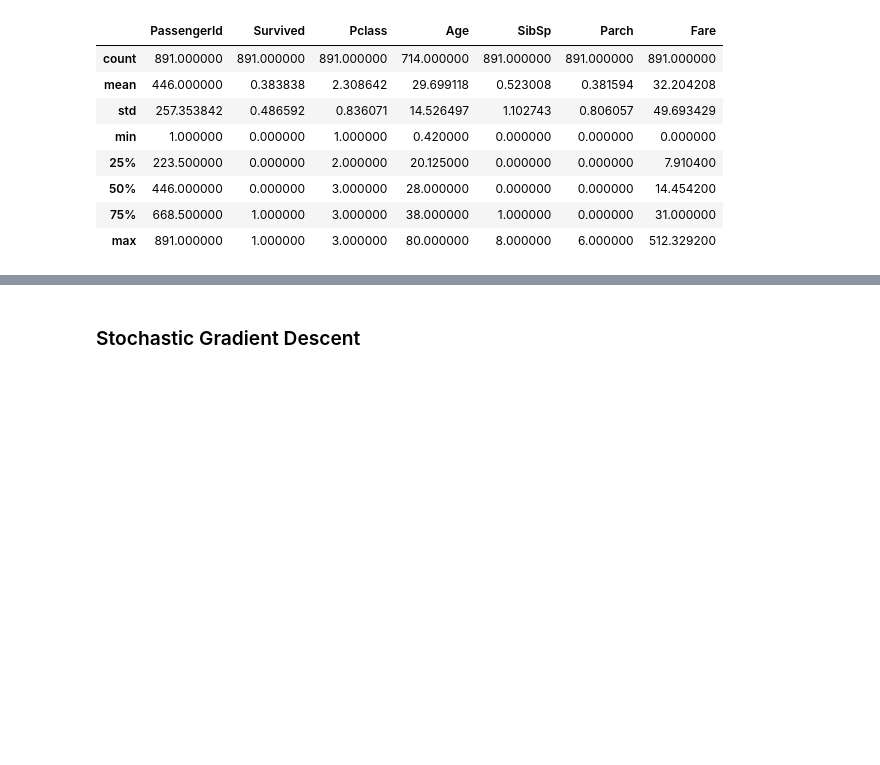
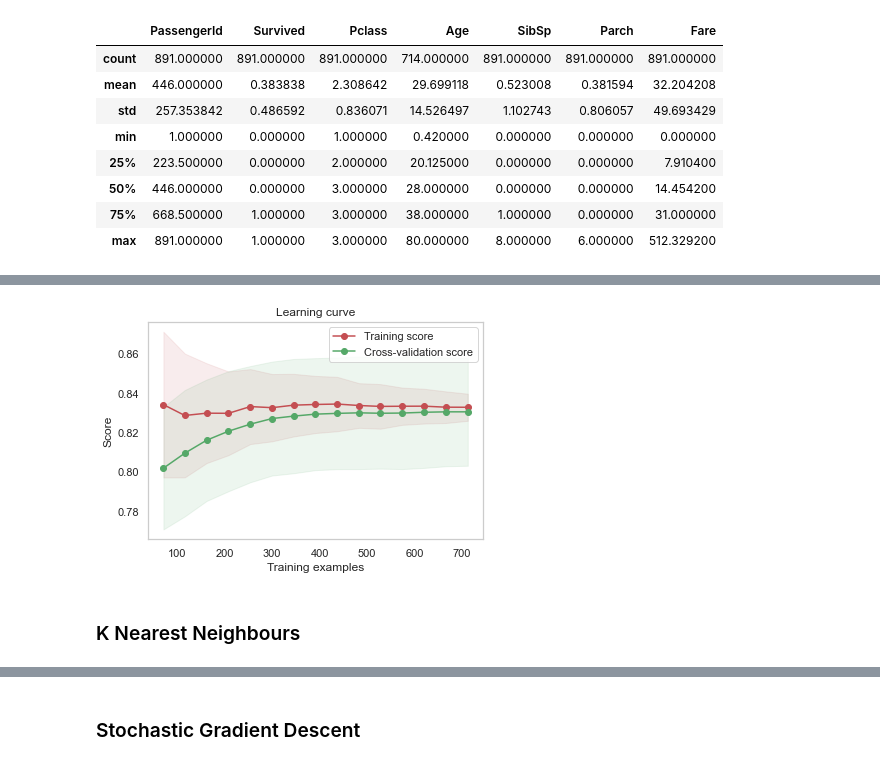
Before and after one commit to MalcolmJSimpson/KaggleComps, a Jupyter notebook: Titanic/titanic.ipynb, the cells around one changed output, grey strips where cells are left out. Saved outputs shown, nothing was run; the diff lists cells and outputs as text; code cells hidden in the pictures; blank space fills up the shorter version.

```diff
--- a/Titanic/titanic.ipynb
+++ b/Titanic/titanic.ipynb
@@ -379,0 +408,4 @@ X_test = test.drop(['PassengerId'], axis=1)
+# %%
+search_param = 0
+plot_vc = 0
+plot_lc = 1
@@ -379,0 +427,9 @@ X_test = test.drop(['PassengerId'], axis=1)
+# %%
+#learn curve: SVC
+svc = SVC(C=1, probability=True)
+
+if plot_lc == 1:
+    train_size=np.linspace(.1, 1.0, 15)
+    Learning_curve_model(X_train, Y_train, svc, cv, train_size)
+# %% [output]
+[figure, added]
@@ -379,0 +438,2 @@ X_test = test.drop(['PassengerId'], axis=1)
+# %% [markdown]
+### K Nearest Neighbours
```
Also changed, not shown: parts of 109 cells of this notebook, 10 other files.
